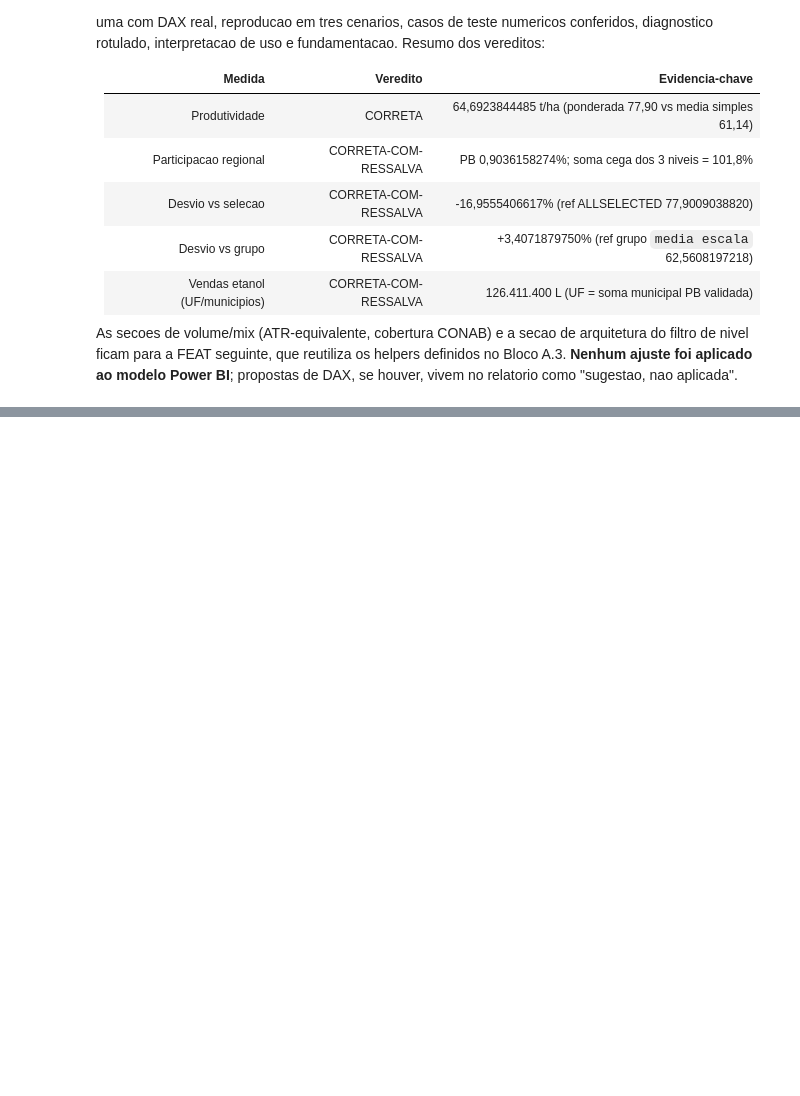
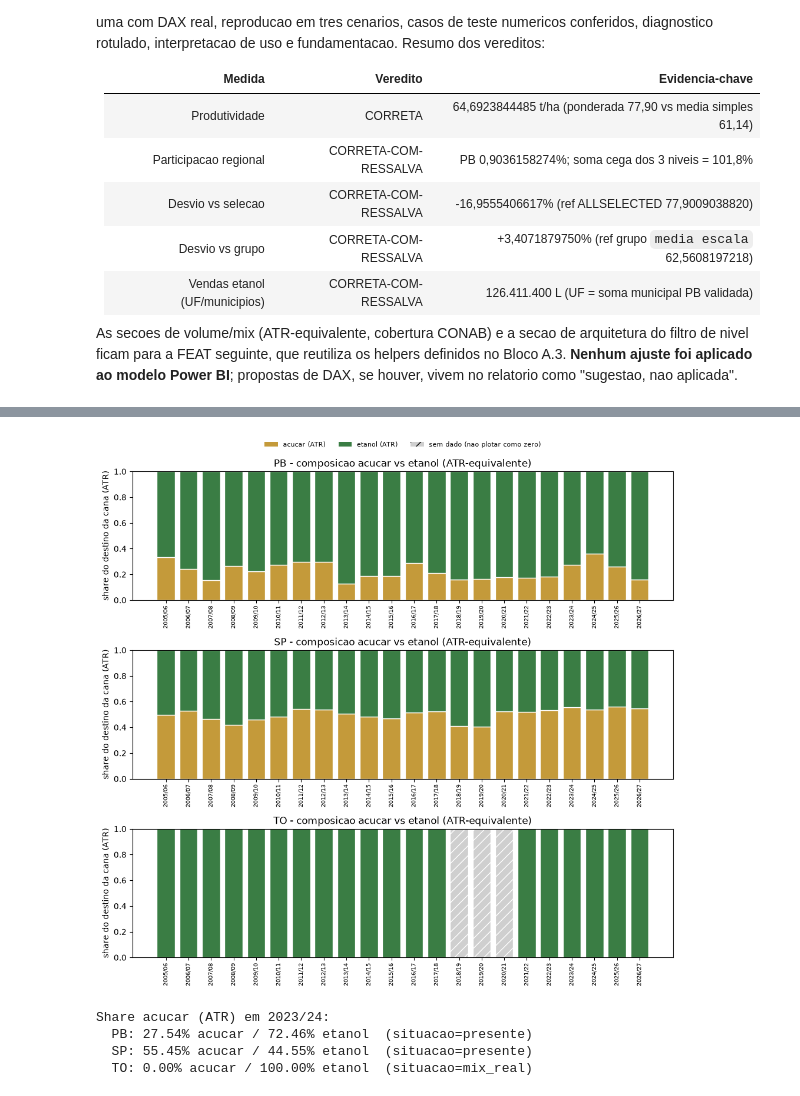
Before and after one commit to brennohdev/canavis-data-visualization-2026.2, a Jupyter notebook: notebooks/05_auditoria_medidas_dax.ipynb, the cells around one changed output, grey strips where cells are left out. Saved outputs shown, nothing was run; the diff lists cells and outputs as text; code cells hidden in the pictures; blank space fills up the shorter version.

Commit message:
docs: notebook de volume/mix ATR e arquitetura de nivel (FEAT-002, blocos C e D)

```diff
--- a/notebooks/05_auditoria_medidas_dax.ipynb
+++ b/notebooks/05_auditoria_medidas_dax.ipynb
@@ -771,0 +1042,60 @@ Power BI**; propostas de DAX, se houver, vivem no relatorio como "sugestao, nao
+# %%
+# 6.4 (a) Composicao do destino da cana (share ATR) - barra empilhada 100% por safra.
+# Convencao visual: 'sem dado' = hachura cinza (distinto de zero real); ADR 0008 no nivel visual.
+COR_ACUCAR = "#c49a3a"   # acucar
+COR_ETANOL = "#3a7d44"   # etanol
+COR_SEMDADO = "#cfcfcf"  # sem dado (cinza)
+
+def _serie_share(uf):
+    s = ind[ind["uf"] == uf].sort_values("ano_alinhamento")
+    return s
+
+def plot_composicao_safra(uf, ax):
+    s = _serie_share(uf)
+    x = range(len(s))
+    labels = s["safra"].tolist()
+    for i, (_, r) in enumerate(s.iterrows()):
+        if r["situacao_mix"] == "sem_dado" or pd.isna(r["share_acucar_atr"]):
+            # Sem dado: barra inteira hachurada cinza, visualmente distinta de zero real.
+            ax.bar(i, 1.0, color=COR_SEMDADO, hatch="//", edgecolor="white")
+        else:
+            sa = r["share_acucar_atr"]
+            se = r["share_etanol_atr"]
+            ax.bar(i, sa, color=COR_ACUCAR, edgecolor="white")
+            ax.bar(i, se, bottom=sa, color=COR_ETANOL, edgecolor="white")
+    ax.set_xticks(list(x))
+    ax.set_xticklabels(labels, rotation=90, fontsize=7)
+    ax.set_ylim(0, 1)
+    ax.set_ylabel("share do destino da cana (ATR)")
+    ax.set_title(f"{uf} - composicao acucar vs etanol (ATR-equivalente)")
+
+ufs_contraste = ["PB", "SP", "TO"]  # PB foco; SP acucar-pesado; TO mono-etanol
+fig, axes = plt.subplots(len(ufs_contraste), 1, figsize=(10, 3.2 * len(ufs_contraste)))
+for ax, uf in zip(axes, ufs_contraste):
+    plot_composicao_safra(uf, ax)
+# Legenda unica
+from matplotlib.patches import Patch
+handles = [
+    Patch(facecolor=COR_ACUCAR, label="acucar (ATR)"),
+    Patch(facecolor=COR_ETANOL, label="etanol (ATR)"),
+    Patch(facecolor=COR_SEMDADO, hatch="//", label="sem dado (nao plotar como zero)"),
+]
+axes[0].legend(handles=handles, loc="upper center", bbox_to_anchor=(0.5, 1.28),
+               ncol=3, fontsize=8, frameon=False)
+fig.tight_layout()
+plt.show()
+
+# Numeros reais de referencia para o relatorio.
+print("Share acucar (ATR) em 2023/24:")
+for uf in ufs_contraste:
+    r = ind[(ind["uf"] == uf) & (ind["safra"] == "2023/24")]
+    if len(r):
+        v = r.iloc[0]["share_acucar_atr"]
+        print(f"  {uf}: {'INDEFINIDO' if pd.isna(v) else f'{v*100:.2f}% acucar / {(1-v)*100:.2f}% etanol'}"
+              f"  (situacao={r.iloc[0]['situacao_mix']})")
+# %% [output]
+[figure, added]
+Share acucar (ATR) em 2023/24:
+  PB: 27.54% acucar / 72.46% etanol  (situacao=presente)
+  SP: 55.45% acucar / 44.55% etanol  (situacao=presente)
+  TO: 0.00% acucar / 100.00% etanol  (situacao=mix_real)
```
Also changed, not shown: parts of 20 cells of this notebook.
